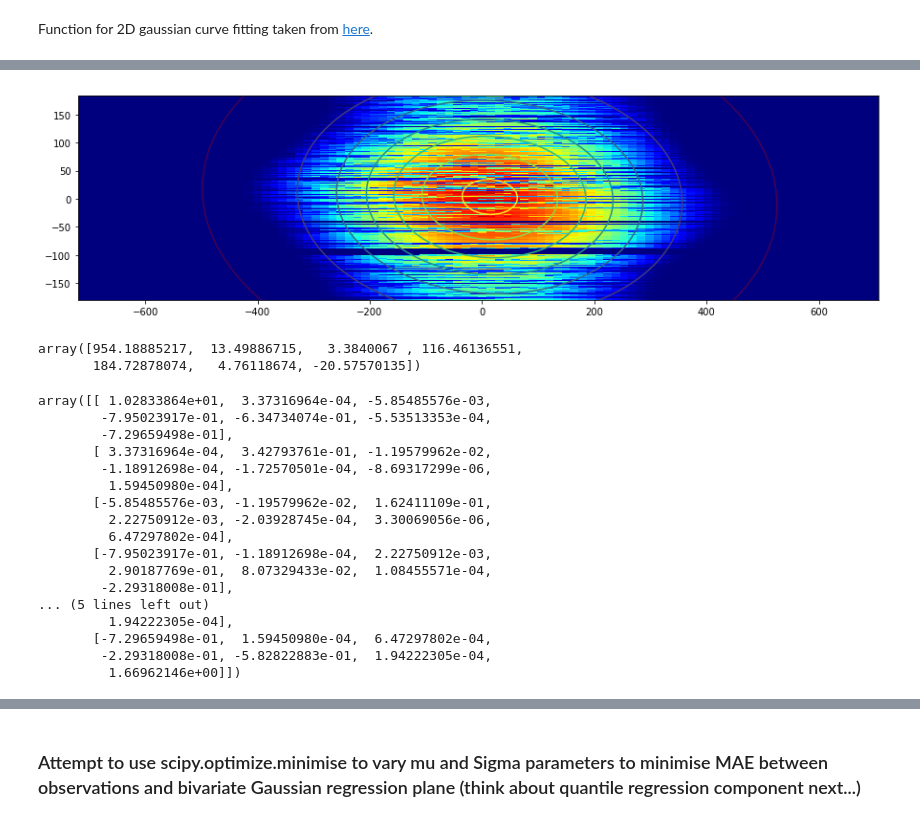
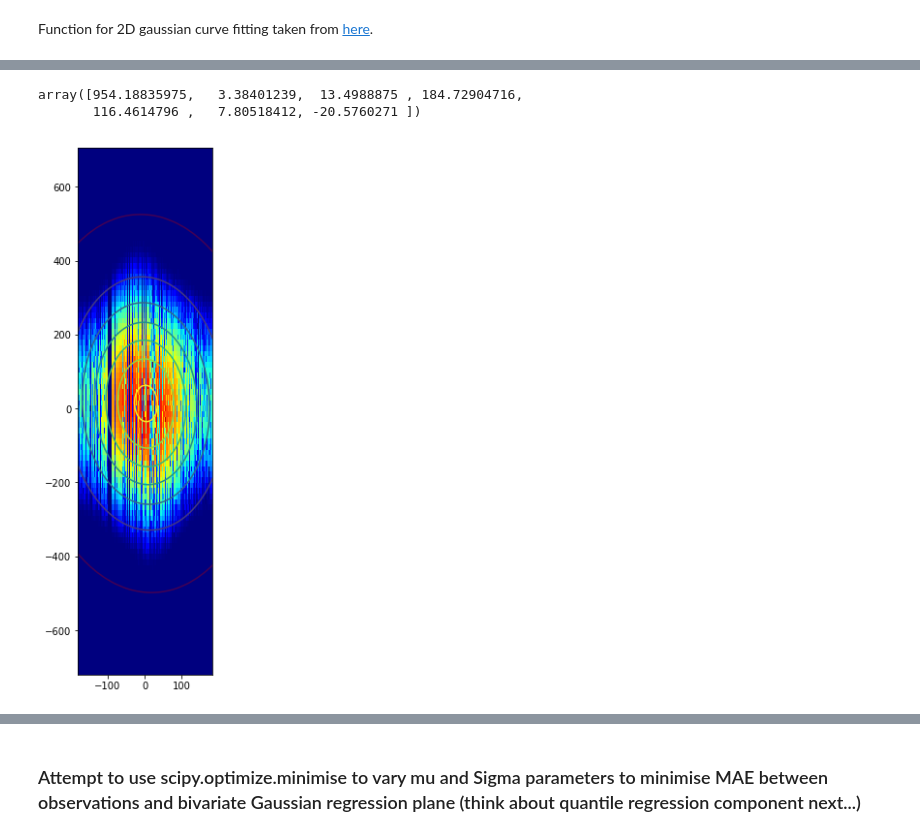
Before and after one commit to MSAmit/Capstone-project, a Jupyter notebook: Normalise_using_clear_sky_model.ipynb, the cells around one changed output, grey strips where cells are left out. Saved outputs shown, nothing was run; the diff lists cells and outputs as text; code cells hidden in the pictures.

Commit message:
VIsualise regression surface (mean) vs actual

```diff
--- a/Normalise_using_clear_sky_model.ipynb
+++ b/Normalise_using_clear_sky_model.ipynb
@@ -284,2 +283,2 @@ len(list(a))
 # %%
-Z = np.array(a.first().unstack())
+Z = np.array(a.first().unstack()).T
@@ -299,7 +302,7 @@ plt.plot(Z.T);
 ### Fit the normal distribution in 1 dimension
 # %%
 # One sunny day's actual data
-y = Z[150]
+y = Z[:,150]
 # %%
 x = ar(range(len(y)))
 # %%
@@ -374,5 +373,4 @@ def twoD_gaus(xdata_tuple, amplitude, x0, y0, sigma_x, sigma_y, theta, offset):
                                      + c*((y-y0)**2)))
     return g.ravel()
 # %%
-x, y = np.meshgrid(np.unique(PV_15M.midday_delta.values),
-                   np.unique(PV_15M.summer_solstice_delta.values).astype(float))
+x, y = np.meshgrid(np.unique(PV_15M.summer_solstice_delta.values),np.unique(PV_15M.midday_delta.values))
@@ -395,39 +397,19 @@ y.shape
 initial_guess = (3,100,100,20,40,0,10)
 # %%
 popt, pcov = curve_fit(twoD_gaus, (x,y), Z.ravel(), p0 = initial_guess, maxfev = 1000000)
-# %%
-data_fitted = twoD_gaus((x, y), *popt)
-
-fig, ax = plt.subplots(1,1, figsize=(15,15))
-
-ax.imshow(Z, cmap=plt.cm.jet, origin='bottom',
-    extent=(x.min(), x.max(), y.min(), y.max()))
-ax.contour(x, y, data_fitted.reshape(365,96), 8)
-plt.show();
-# %% [output]
-[figure, removed]
 # %%
 popt
 # %% [output]
-array([954.18885217,  13.49886715,   3.3840067 , 116.46136551,
-       184.72878074,   4.76118674, -20.57570135])
+array([954.18835975,   3.38401239,  13.4988875 , 184.72904716,
+       116.4614796 ,   7.80518412, -20.5760271 ])
-# %%
-pcov
-# %% [output]
-array([[ 1.02833864e+01,  3.37316964e-04, -5.85485576e-03,
-        -7.95023917e-01, -6.34734074e-01, -5.53513353e-04,
-        -7.29659498e-01],
-       [ 3.37316964e-04,  3.42793761e-01, -1.19579962e-02,
-        -1.18912698e-04, -1.72570501e-04, -8.69317299e-06,
-         1.59450980e-04],
-       [-5.85485576e-03, -1.19579962e-02,  1.62411109e-01,
-         2.22750912e-03, -2.03928745e-04,  3.30069056e-06,
-         6.47297802e-04],
-       [-7.95023917e-01, -1.18912698e-04,  2.22750912e-03,
-         2.90187769e-01,  8.07329433e-02,  1.08455571e-04,
-        -2.29318008e-01],
-... (5 lines left out)
-         1.94222305e-04],
-       [-7.29659498e-01,  1.59450980e-04,  6.47297802e-04,
-        -2.29318008e-01, -5.82822883e-01,  1.94222305e-04,
-         1.66962146e+00]])
+# %%
+data_fitted = twoD_gaus((x,y), *popt)
+
+fig = plt.figure(figsize=(10,10))
+ax = plt.axes()
+ax.imshow(Z, cmap=plt.cm.jet, origin='bottom',
+    extent=(x.min(), x.max(), y.min(), y.max()))
+ax.contour(x, y, data_fitted.reshape(96,365), 8)
+plt.show();
+# %% [output]
+[figure, added]
```
Also changed, not shown: parts of 25 cells of this notebook.
